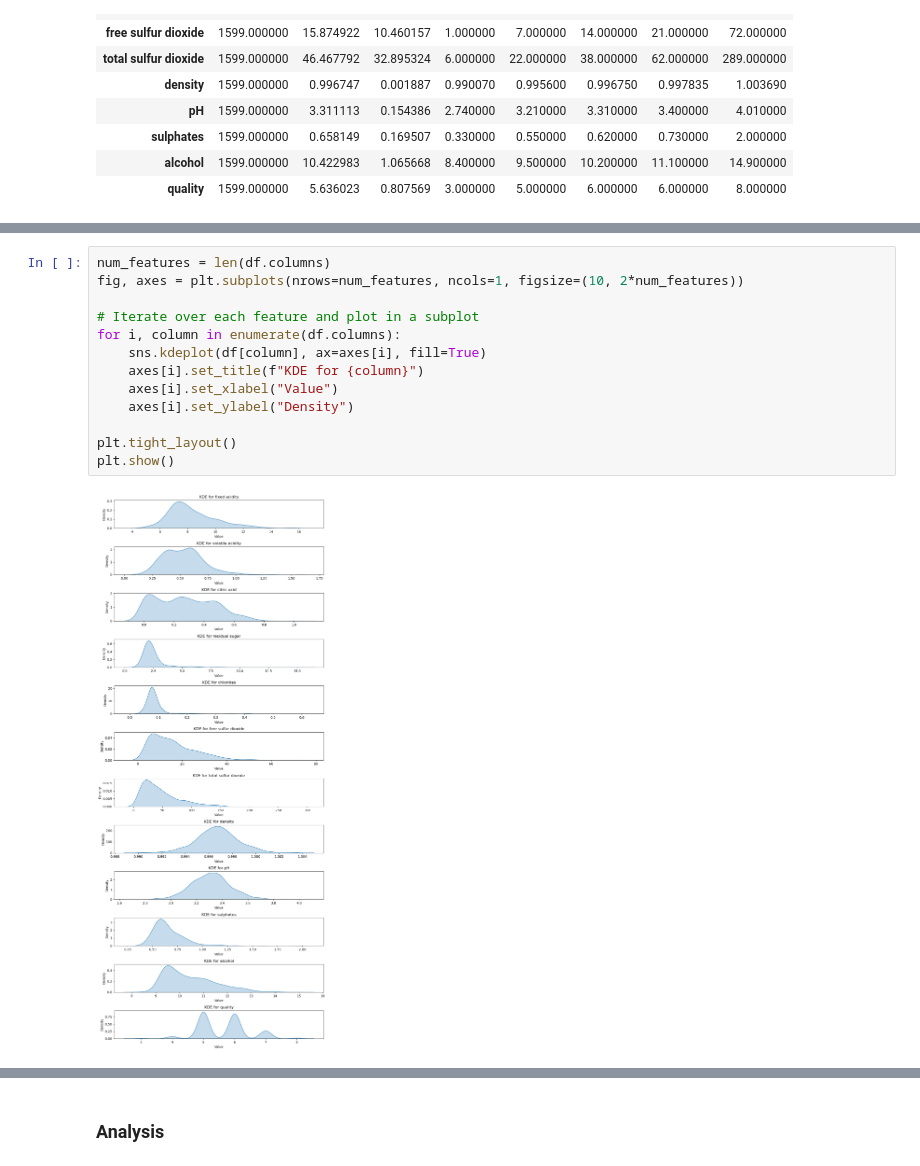
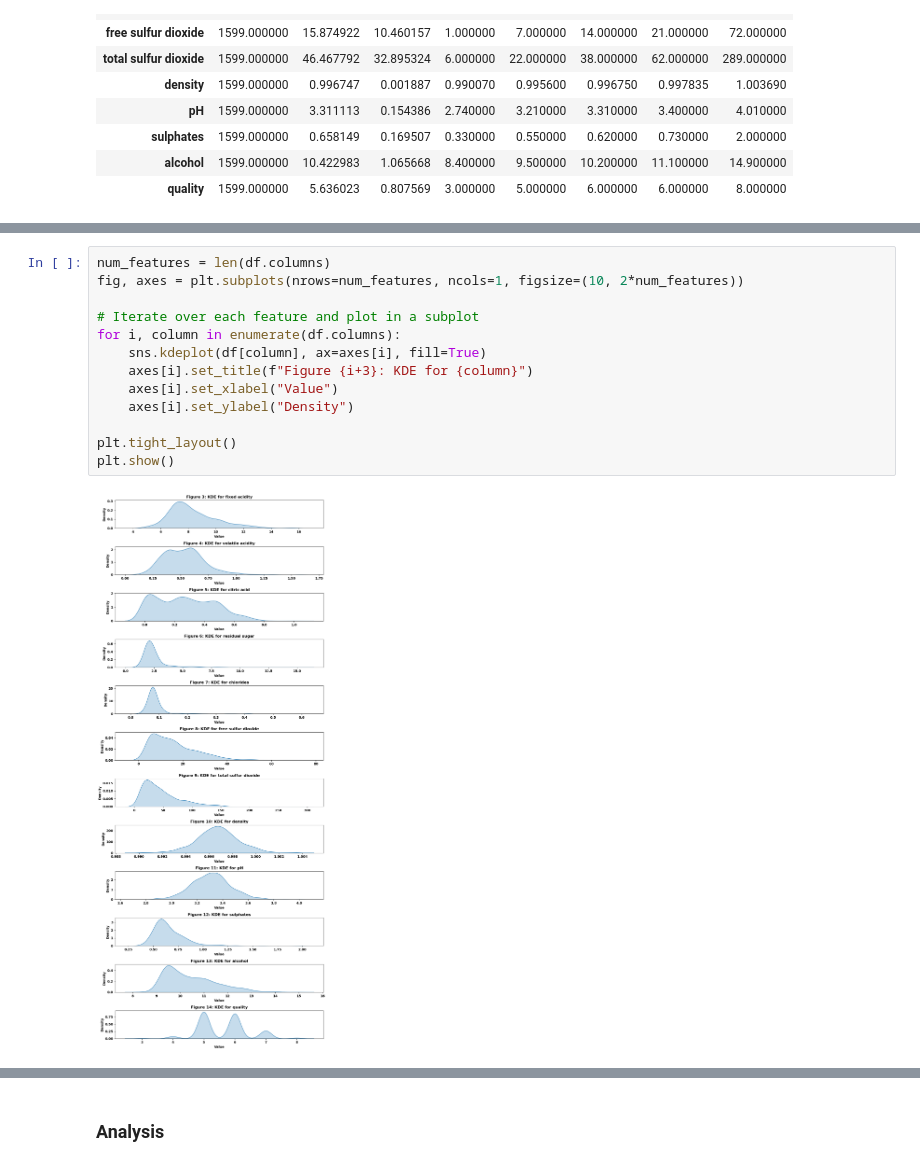
Before and after one commit to UBC-MDS/wine_quality_predictor_group1, a Jupyter notebook: notebooks/wine_predictor_analysis_report.ipynb, the cells around one changed output, grey strips where cells are left out. Saved outputs shown, nothing was run; the diff lists cells and outputs as text.

```diff
--- a/notebooks/wine_predictor_analysis_report.ipynb
+++ b/notebooks/wine_predictor_analysis_report.ipynb
@@ -151,16 +162,16 @@ _Note that quality has the strongest r-square correlation with alchohol levels a
 # %%
 num_features = len(df.columns)
 fig, axes = plt.subplots(nrows=num_features, ncols=1, figsize=(10, 2*num_features))
 
 # Iterate over each feature and plot in a subplot
 for i, column in enumerate(df.columns):
     sns.kdeplot(df[column], ax=axes[i], fill=True)
-    axes[i].set_title(f"KDE for {column}")
+    axes[i].set_title(f"Figure {i+3}: KDE for {column}")
     axes[i].set_xlabel("Value")
     axes[i].set_ylabel("Density")
 
 plt.tight_layout()
 plt.show()
 # %% [output]
-[figure, old version]
+[figure, new version]
 # %% [markdown]
```
Also changed, not shown: parts of 22 cells of this notebook.
